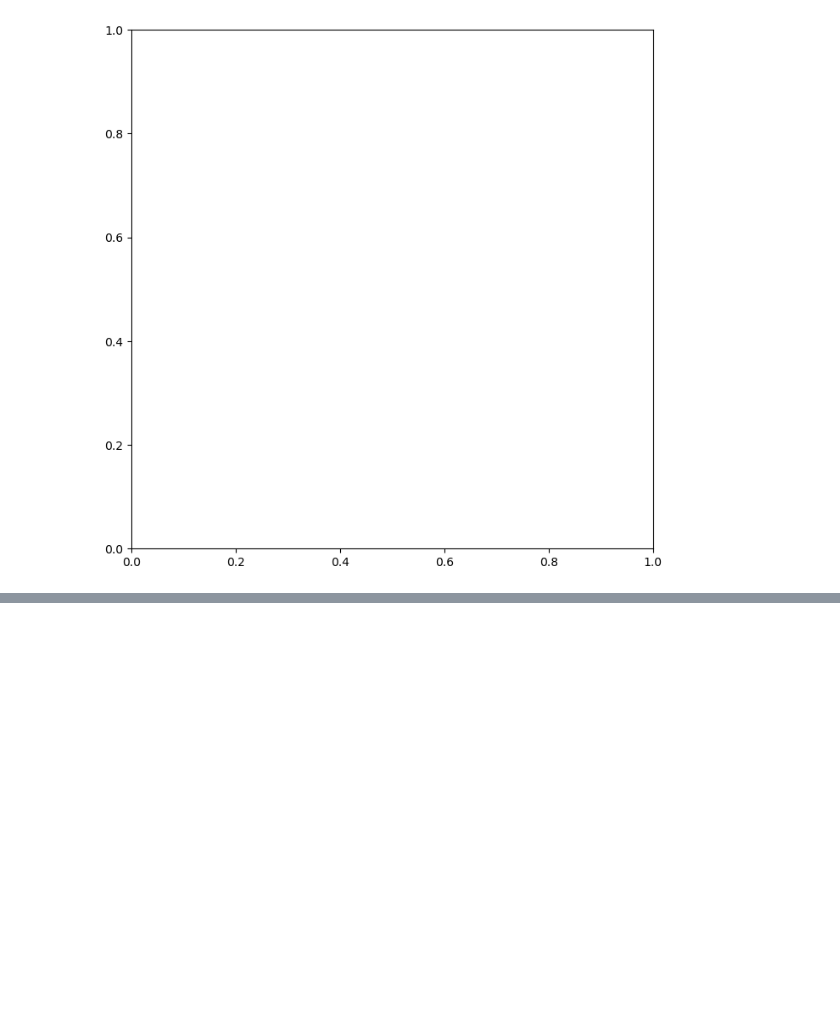
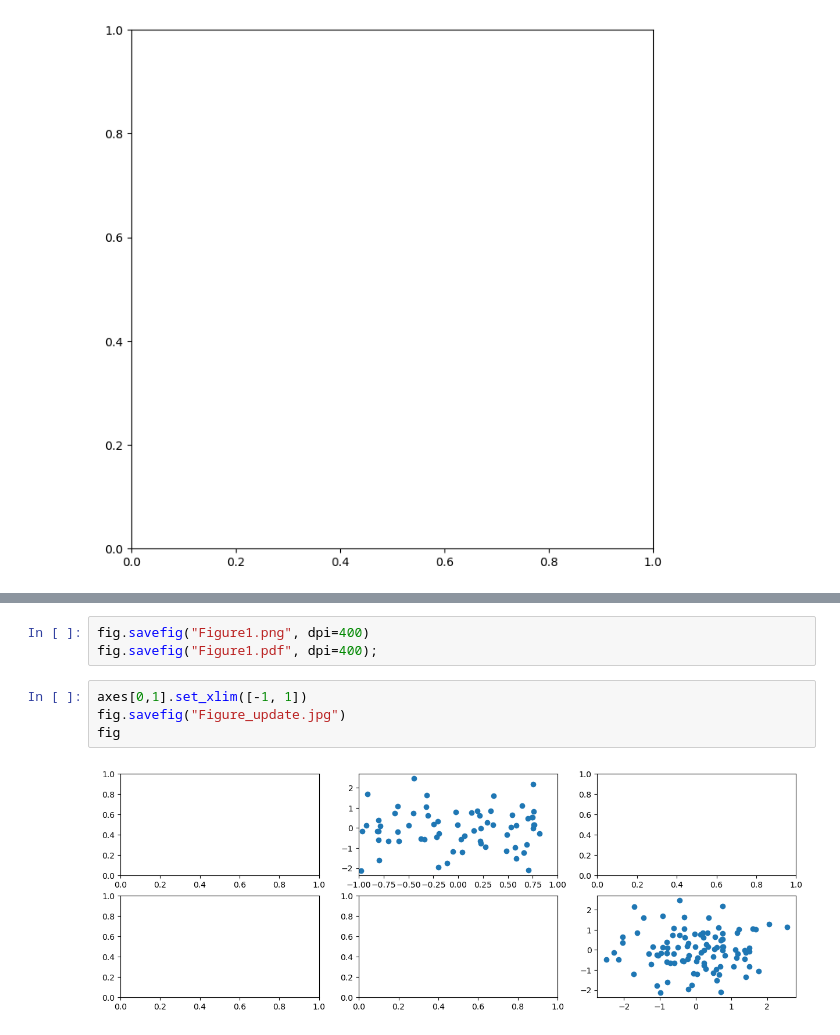
Before and after one commit to FenilMavani/DataAnlytics, a Jupyter notebook: chapter2.ipynb, the cells around one changed output, grey strips where cells are left out. Saved outputs shown, nothing was run; the diff lists cells and outputs as text; blank space fills up the shorter version.

```diff
--- a/chapter2.ipynb
+++ b/chapter2.ipynb
@@ -191,0 +207,9 @@ Text(0.5, 1.0, 'Plot of X vs Y')
+# %%
+fig.savefig("Figure1.png", dpi=400)
+fig.savefig("Figure1.pdf", dpi=400);
+# %%
+axes[0,1].set_xlim([-1, 1])
+fig.savefig("Figure_update.jpg")
+fig
+# %% [output]
+[figure, added]
```
Also changed, not shown: parts of 12 cells of this notebook, 4 other files.
